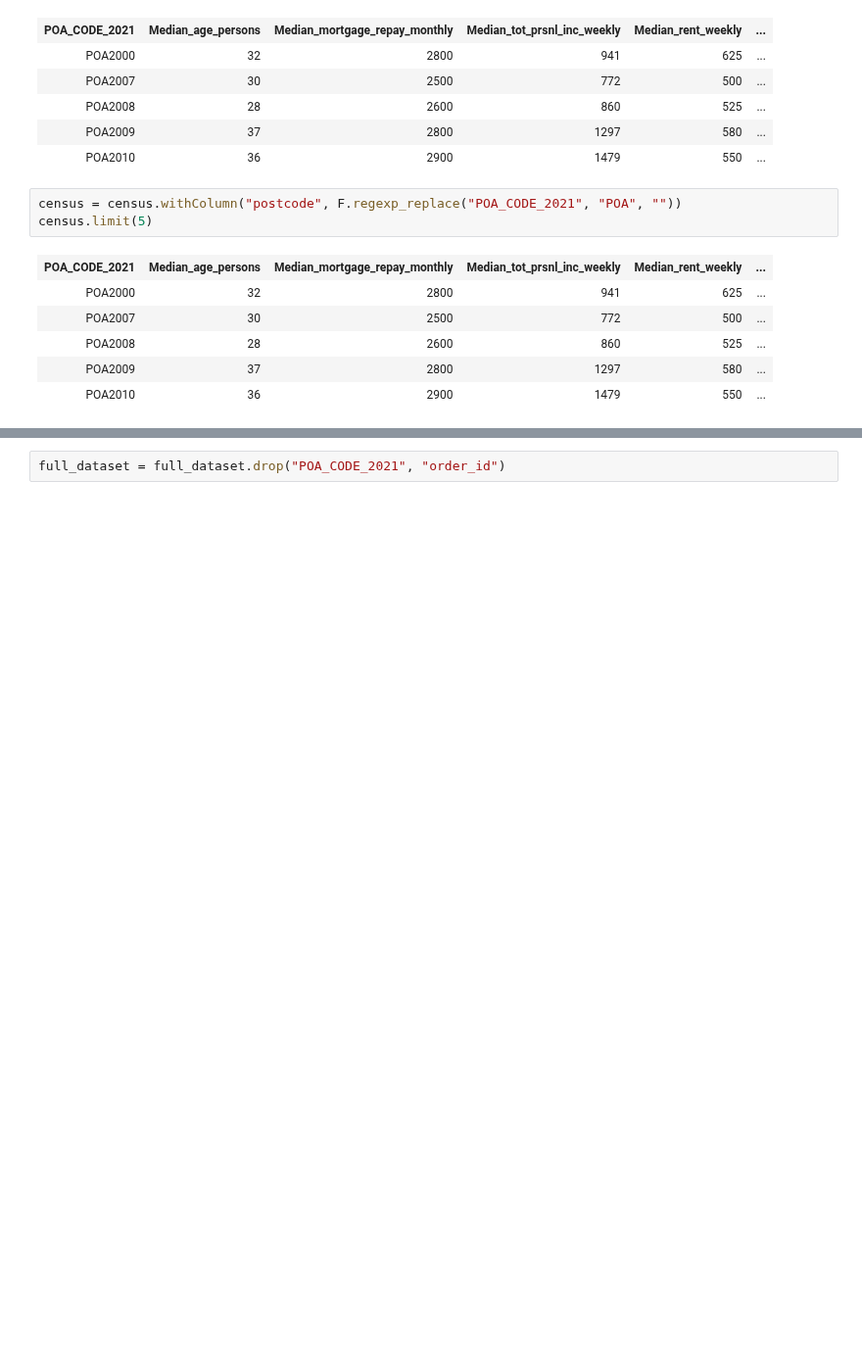
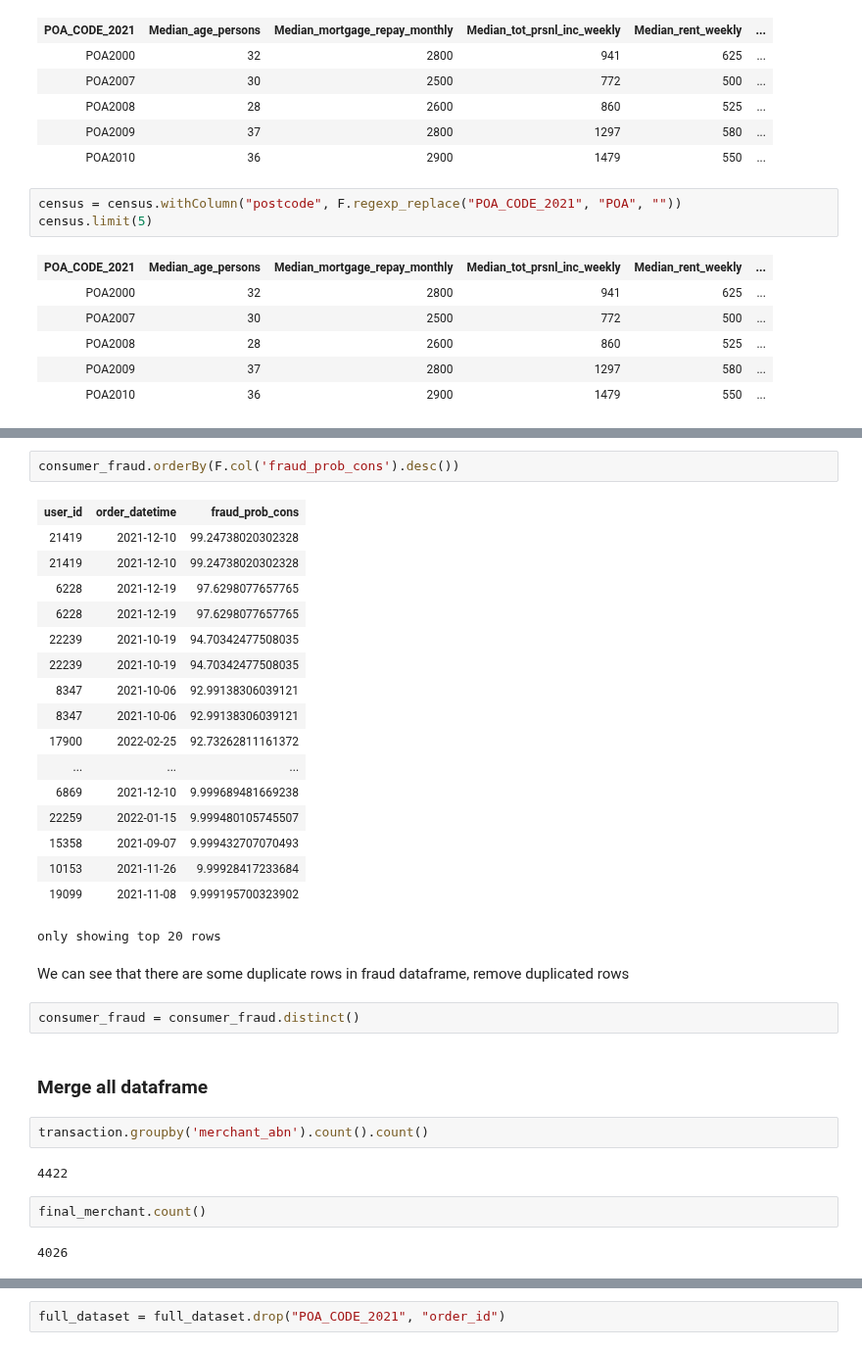
Before and after one commit to MAST30034-Applied-Data-Science/generic-buy-now-pay-later-project-group-45, a Jupyter notebook: notebooks/preprocessing1.ipynb, the cells around one changed output, grey strips where cells are left out. Shown at 98% size. Drawn from its saved outputs; the diff is of its cells as text; blank space fills up the shorter version.

```diff
--- a/notebooks/preprocessing1.ipynb
+++ b/notebooks/preprocessing1.ipynb
@@ -454,0 +377,34 @@ full_dataset.count()
+# %%
+consumer_fraud.orderBy(F.col('fraud_prob_cons').desc())
+# %% [output]
+| user_id | order_datetime | fraud_prob_cons |
+| 21419 | 2021-12-10 | 99.24738020302328 |
+| 21419 | 2021-12-10 | 99.24738020302328 |
+| 6228 | 2021-12-19 | 97.6298077657765 |
+| 6228 | 2021-12-19 | 97.6298077657765 |
+| 22239 | 2021-10-19 | 94.70342477508035 |
+| 22239 | 2021-10-19 | 94.70342477508035 |
+| 8347 | 2021-10-06 | 92.99138306039121 |
+| 8347 | 2021-10-06 | 92.99138306039121 |
+| 17900 | 2022-02-25 | 92.73262811161372 |
+| ... | ... | ... |
+| 6869 | 2021-12-10 | 9.999689481669238 |
+| 22259 | 2022-01-15 | 9.999480105745507 |
+| 15358 | 2021-09-07 | 9.999432707070493 |
+| 10153 | 2021-11-26 | 9.99928417233684 |
+| 19099 | 2021-11-08 | 9.999195700323902 |
+only showing top 20 rows
+# %% [markdown]
+We can see that there are some duplicate rows in fraud dataframe, remove duplicated rows
+# %%
+consumer_fraud = consumer_fraud.distinct()
+# %% [markdown]
+### Merge all dataframe
+# %%
+transaction.groupby('merchant_abn').count().count()
+# %% [output]
+4422
+# %%
+final_merchant.count()
+# %% [output]
+4026
```
Also changed, not shown: parts of 47 cells of this notebook.
